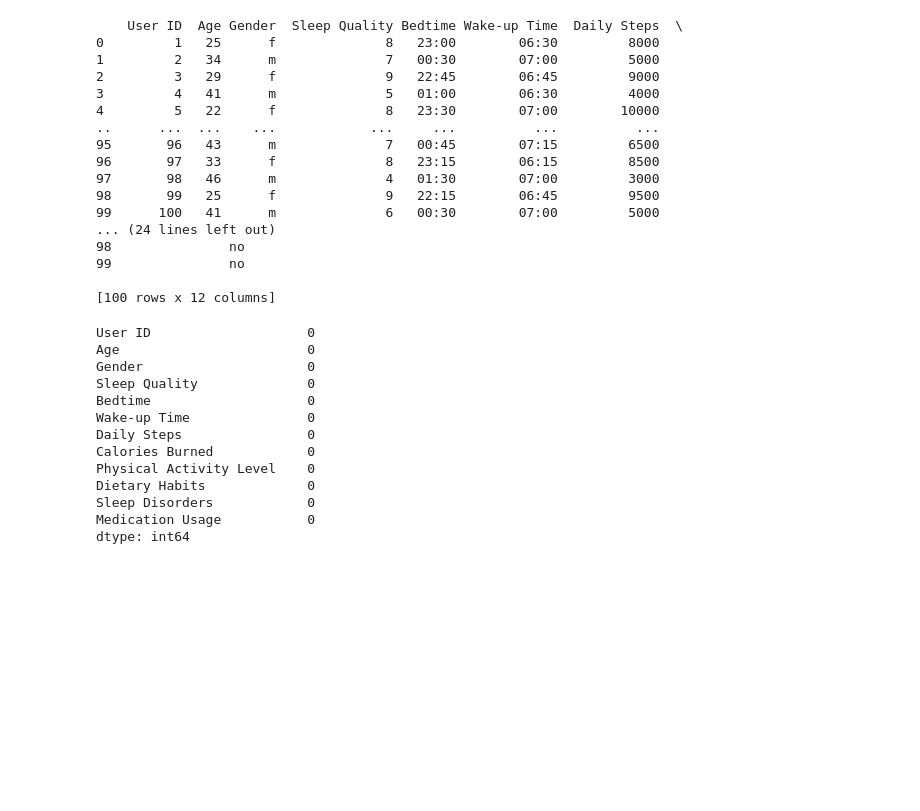
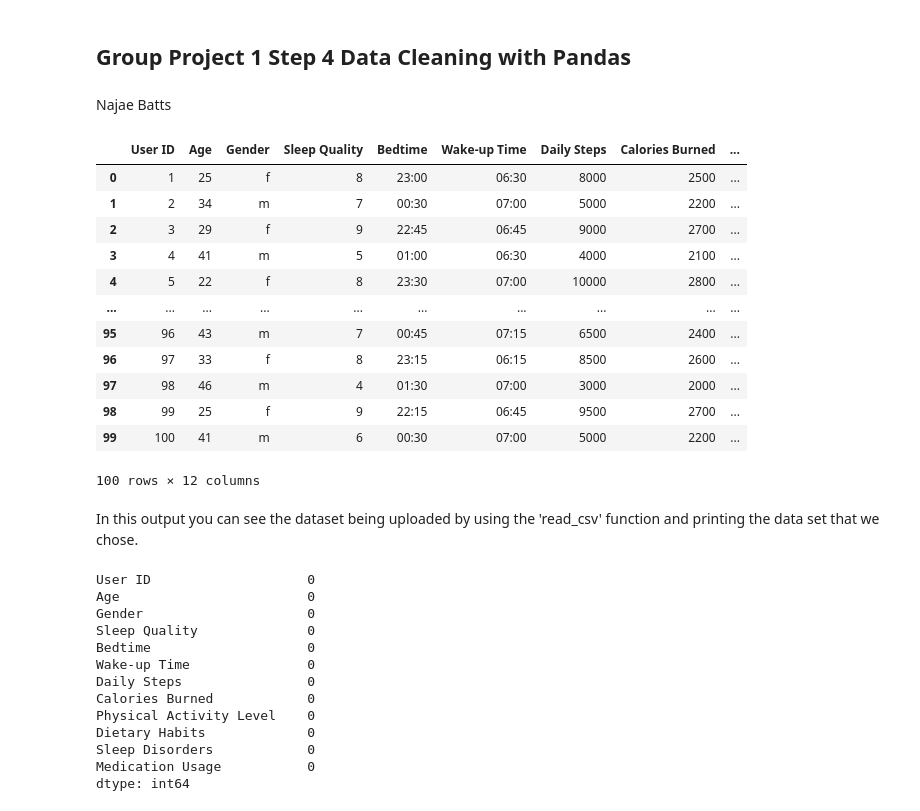
Before and after one commit to Howard-University/group-project-1-group-2, a Jupyter notebook: GroupProject1.ipynb, the cells around one changed output. Drawn from its saved outputs; the diff is of its cells as text; code cells hidden in the pictures; blank space fills up the shorter version.

Commit message:
updated third commit with markdown changes.
My first upload didn't have markdown. This is the correct jupyter notebook for step 4.

```diff
--- a/GroupProject1.ipynb
+++ b/GroupProject1.ipynb
@@ -1,28 +1,30 @@
+# %% [markdown]
+## Group Project 1 Step 4 Data Cleaning with Pandas
+# %% [markdown]
+Najae Batts
 # %%
 import pandas as pd
 import numpy as np
 # %%
 df1 = pd.read_csv("Health_Sleep_Statistics.csv")
 # %%
-print(df1)
+df1
 # %% [output]
+|  | User ID | Age | Gender | Sleep Quality | Bedtime | Wake-up Time | Daily Steps | Calories Burned | ... |
+| 0 | 1 | 25 | f | 8 | 23:00 | 06:30 | 8000 | 2500 | ... |
+| 1 | 2 | 34 | m | 7 | 00:30 | 07:00 | 5000 | 2200 | ... |
+| 2 | 3 | 29 | f | 9 | 22:45 | 06:45 | 9000 | 2700 | ... |
+| 3 | 4 | 41 | m | 5 | 01:00 | 06:30 | 4000 | 2100 | ... |
+| 4 | 5 | 22 | f | 8 | 23:30 | 07:00 | 10000 | 2800 | ... |
+| ... | ... | ... | ... | ... | ... | ... | ... | ... | ... |
+| 95 | 96 | 43 | m | 7 | 00:45 | 07:15 | 6500 | 2400 | ... |
+| 96 | 97 | 33 | f | 8 | 23:15 | 06:15 | 8500 | 2600 | ... |
+| 97 | 98 | 46 | m | 4 | 01:30 | 07:00 | 3000 | 2000 | ... |
+| 98 | 99 | 25 | f | 9 | 22:15 | 06:45 | 9500 | 2700 | ... |
+| 99 | 100 | 41 | m | 6 | 00:30 | 07:00 | 5000 | 2200 | ... |
-    User ID  Age Gender  Sleep Quality Bedtime Wake-up Time  Daily Steps  \
-0         1   25      f              8   23:00        06:30         8000
-1         2   34      m              7   00:30        07:00         5000
-2         3   29      f              9   22:45        06:45         9000
-3         4   41      m              5   01:00        06:30         4000
-4         5   22      f              8   23:30        07:00        10000
-..      ...  ...    ...            ...     ...          ...          ...
-95       96   43      m              7   00:45        07:15         6500
-96       97   33      f              8   23:15        06:15         8500
-97       98   46      m              4   01:30        07:00         3000
-98       99   25      f              9   22:15        06:45         9500
-99      100   41      m              6   00:30        07:00         5000
-... (24 lines left out)
-98               no
-99               no
-
-[100 rows x 12 columns]
+100 rows × 12 columns
+# %% [markdown]
+In this output you can see the dataset being uploaded by using the 'read_csv' function and printing the data set that we chose.
 # %%
 df1.isnull().sum()
 # %% [output]
```
Also changed, not shown: parts of 20 cells of this notebook.
